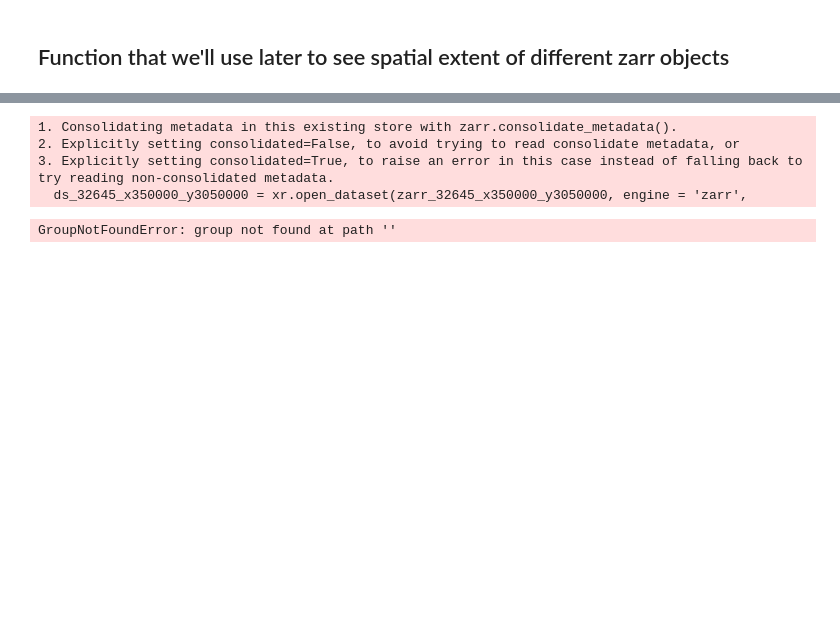
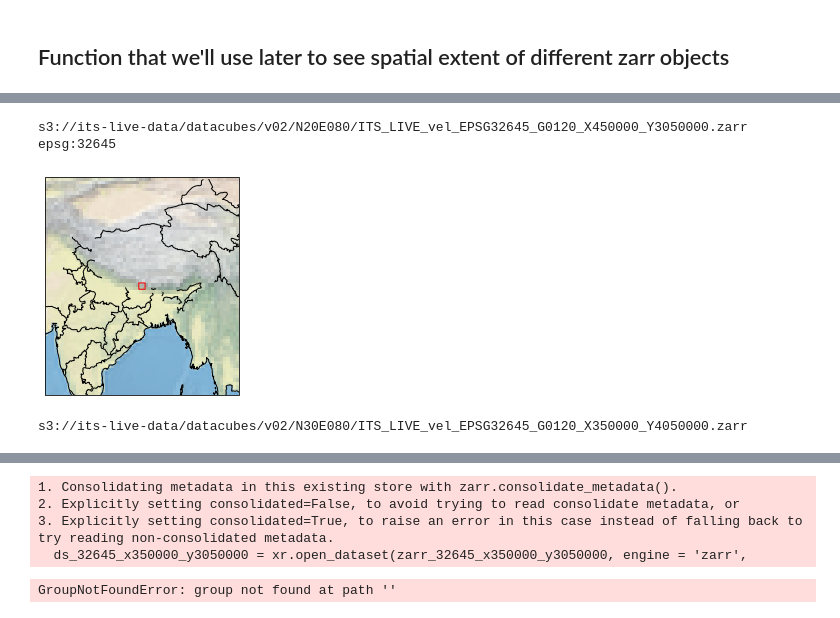
Before and after one commit to e-marshall/itslive, a Jupyter notebook: hma_itslive_s3_data.ipynb, the cells around one changed output, grey strips where cells are left out. Cells and saved outputs as stored; diff of their text form; code cells hidden in the pictures; blank space fills up the shorter version.

```diff
--- a/hma_itslive_s3_data.ipynb
+++ b/hma_itslive_s3_data.ipynb
@@ -16,0 +178,14 @@ import cartopy.crs as ccrs
+# %%
+datacube_x45_y305 = read_in_s3('http://its-live-data.s3.amazonaws.com/datacubes/v02/N20E080/ITS_LIVE_vel_EPSG32645_G0120_X450000_Y3050000.zarr')
+get_bbox(datacube_x45_y305)
+# %% [output]
+s3://its-live-data/datacubes/v02/N20E080/ITS_LIVE_vel_EPSG32645_G0120_X450000_Y3050000.zarr
+epsg:32645
+[figure, added]
+# %%
+#urls that don't work
+#read_in_and_check_footprint('http://its-live-data.s3.amazonaws.com/datacubes/v02/N20E080/ITS_LIVE_vel_EPSG32645_G0120_X350000_Y3250000.zarr')
+#read_in_and_check_footprint('http://its-live-data.s3.amazonaws.com/datacubes/v02/N30E080/ITS_LIVE_vel_EPSG32645_G0120_X350000_Y3350000.zarr')
+read_in_and_check_footprint('http://its-live-data.s3.amazonaws.com/datacubes/v02/N30E080/ITS_LIVE_vel_EPSG32645_G0120_X350000_Y4050000.zarr')
+# %% [output]
+s3://its-live-data/datacubes/v02/N30E080/ITS_LIVE_vel_EPSG32645_G0120_X350000_Y4050000.zarr
```
Also changed, not shown: parts of 29 cells of this notebook, 30 other files.
